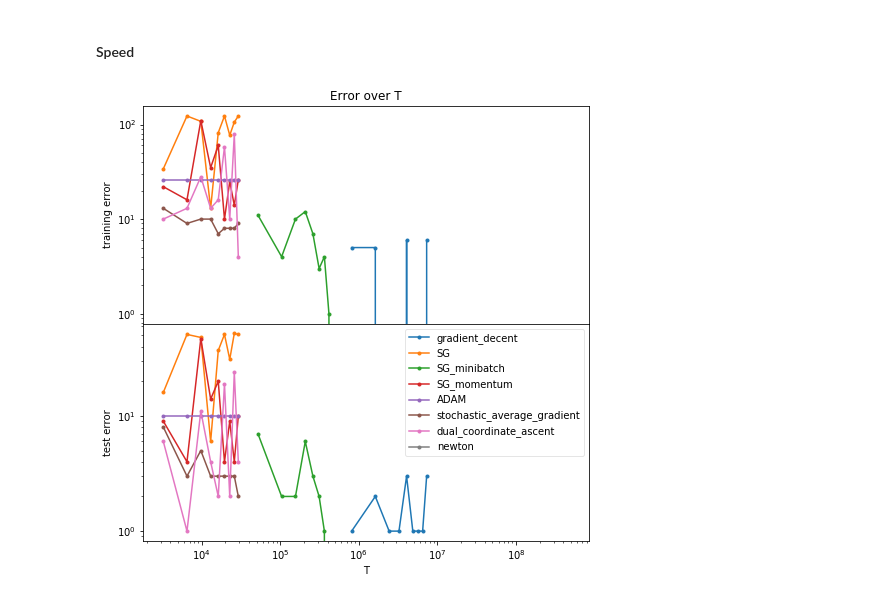
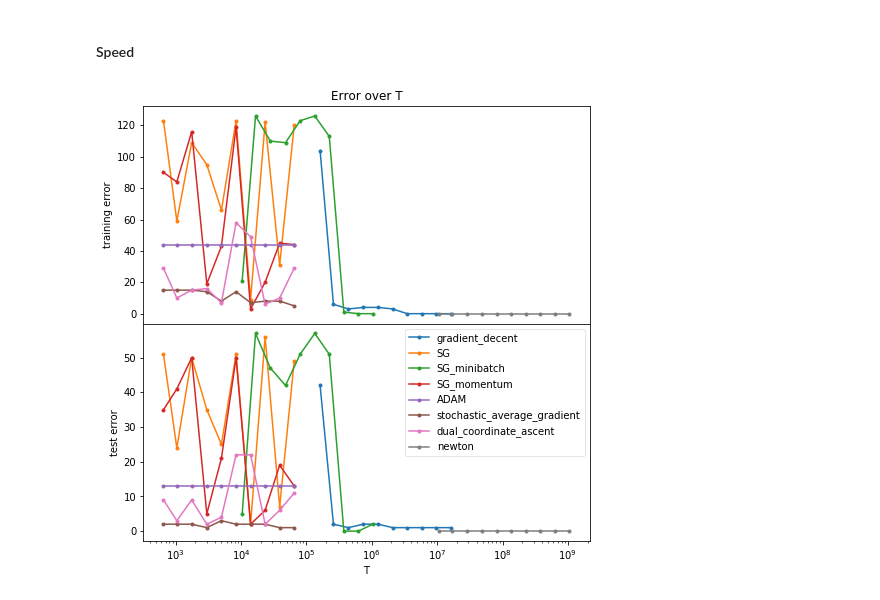
Before and after one commit to ml4cdeca/AdvancedMachineLearning, a Jupyter notebook: exercise01/logistic-regression.ipynb, the cells around one changed output. Drawn from its saved outputs; the diff is of its cells as text; code cells hidden in the pictures.

Commit message:
logspace bis 2500

```diff
--- a/exercise01/logistic-regression.ipynb
+++ b/exercise01/logistic-regression.ipynb
@@ -278,7 +278,7 @@ parameters with lowest error rate: tau=0.10, gamma=0.01
 functions = [gradient_decent,SG,SG_minibatch,SG_momentum,ADAM,stochastic_average_gradient,dual_coordinate_ascent,newton]
 train_err = []
 test_err = []
-iterations = np.arange(1,10)*50
+iterations = np.logspace(1,3,10,dtype=int)
 for i in range(len(functions)):
     f_i,f_it=[],[]
     for m in iterations:
@@ -292,23 +292,23 @@ for i in range(len(functions)):
 # %%
 N,d = X.shape
 B = 16
 grad_time = N*d*iterations
 stoch_time = d*iterations
 mini_time = B*d*iterations
 newton_time = N*d**2*iterations
 T = np.array([grad_time,stoch_time,mini_time,stoch_time,stoch_time,stoch_time,stoch_time,newton_time])
 plt.figure(figsize=(8,8))
 F=len(functions)
 for i in range(F):
     plt.subplot(2, 1, 1)
-    plt.loglog(T[i], train_err[i], '.-',label=functions[i].__name__)
+    plt.semilogx(T[i], train_err[i], '.-',label=functions[i].__name__)
     plt.title('Error over T')
     plt.ylabel('training error')
     plt.subplot(2, 1, 2)
     plt.subplots_adjust(hspace=0)
-    plt.loglog(T[i], test_err[i], '.-',label=functions[i].__name__)
+    plt.semilogx(T[i], test_err[i], '.-',label=functions[i].__name__)
     plt.legend(loc='best',framealpha=.5)
     plt.xlabel('T')
     plt.ylabel('test error')
 # %% [output]
-[figure, old version]
+[figure, new version]
```
